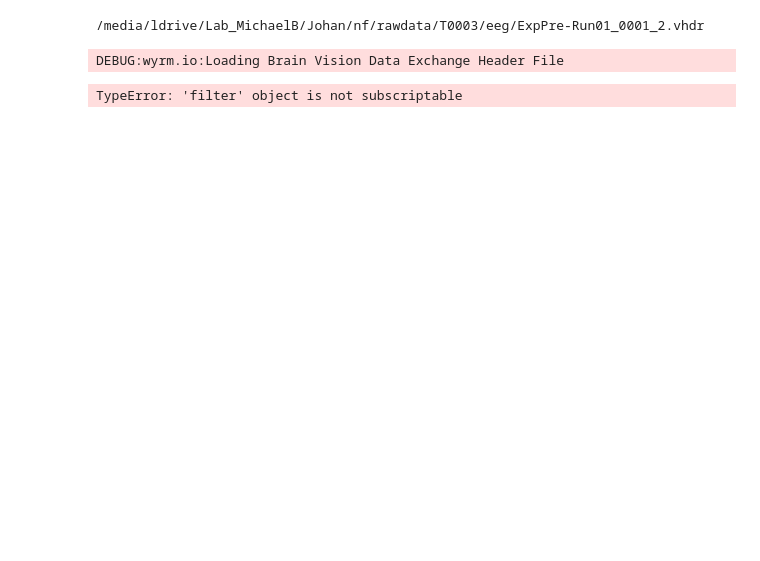
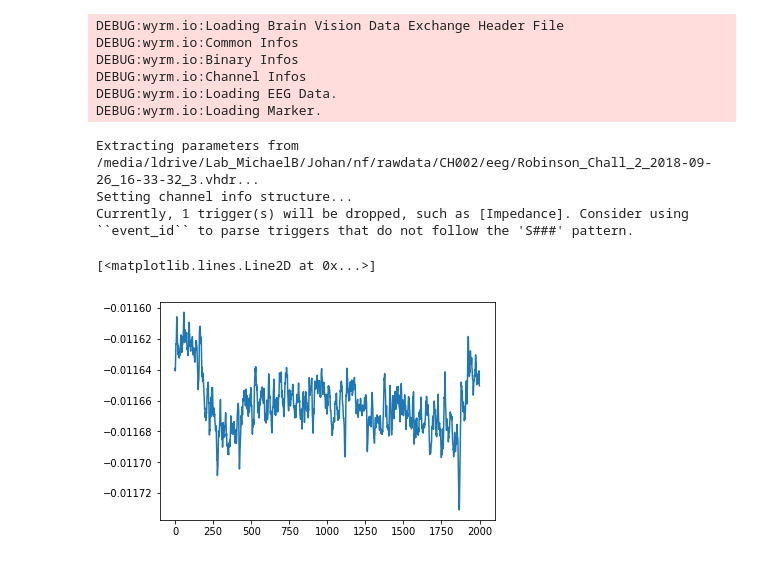
Before and after one commit to jnvandermeer/nf-rtime-preview, a Jupyter notebook: Projects_Templates/4_WyrmAnalysisExamples/ERP Analysis.ipynb, the cells around one changed output. Cells and saved outputs as stored; diff of their text form; code cells hidden in the pictures; blank space fills up the shorter version.

```diff
--- a/Projects_Templates/4_WyrmAnalysisExamples/ERP Analysis.ipynb
+++ b/Projects_Templates/4_WyrmAnalysisExamples/ERP Analysis.ipynb
@@ -17,11 +31,11 @@ from wyrm import io
 # %%
-fn=easygui.fileopenbox(default='/media/ldrive/Lab_MichaelB/Johan/nf/rawdata/*.vhdr')
-print(fn)
+vhdrfile=easygui.fileopenbox(default='/media/ldrive/Lab_MichaelB/Johan/nf/rawdata/*.vhdr')
-# %% [output]
-/media/ldrive/Lab_MichaelB/Johan/nf/rawdata/T0003/eeg/ExpPre-Run01_0001_2.vhdr
-# %%
-# load bv data into cnt
-cnt = io.load_brain_vision_data(fn)
-# %% [output]
-DEBUG:wyrm.io:Loading Brain Vision Data Exchange Header File
-TypeError: 'filter' object is not subscriptable
+# %%
+cnt = io.load_brain_vision_data(vhdrfile)
+# %% [output]
+DEBUG:wyrm.io:Loading Brain Vision Data Exchange Header File
+DEBUG:wyrm.io:Common Infos
+DEBUG:wyrm.io:Binary Infos
+DEBUG:wyrm.io:Channel Infos
+DEBUG:wyrm.io:Loading EEG Data.
+DEBUG:wyrm.io:Loading Marker.
@@ -27,0 +44,11 @@ TypeError: 'filter' object is not subscriptable
+# %%
+raw_fromfile = mne.io.read_raw_brainvision(vhdrfile)
+# %% [output]
+Extracting parameters from /media/ldrive/Lab_MichaelB/Johan/nf/rawdata/CH002/eeg/Robinson_Chall_2_2018-09-26_16-33-32_3.vhdr...
+Setting channel info structure...
+Currently, 1 trigger(s) will be dropped, such as [Impedance]. Consider using ``event_id`` to parse triggers that do not follow the 'S###' pattern.
+# %%
+plt.plot(raw_fromfile[0,0:2000][0].transpose())
+# %% [output]
+[<matplotlib.lines.Line2D at 0x...>]
+[figure, added]
```
Also changed, not shown: parts of 9 cells of this notebook, 14 other files.
